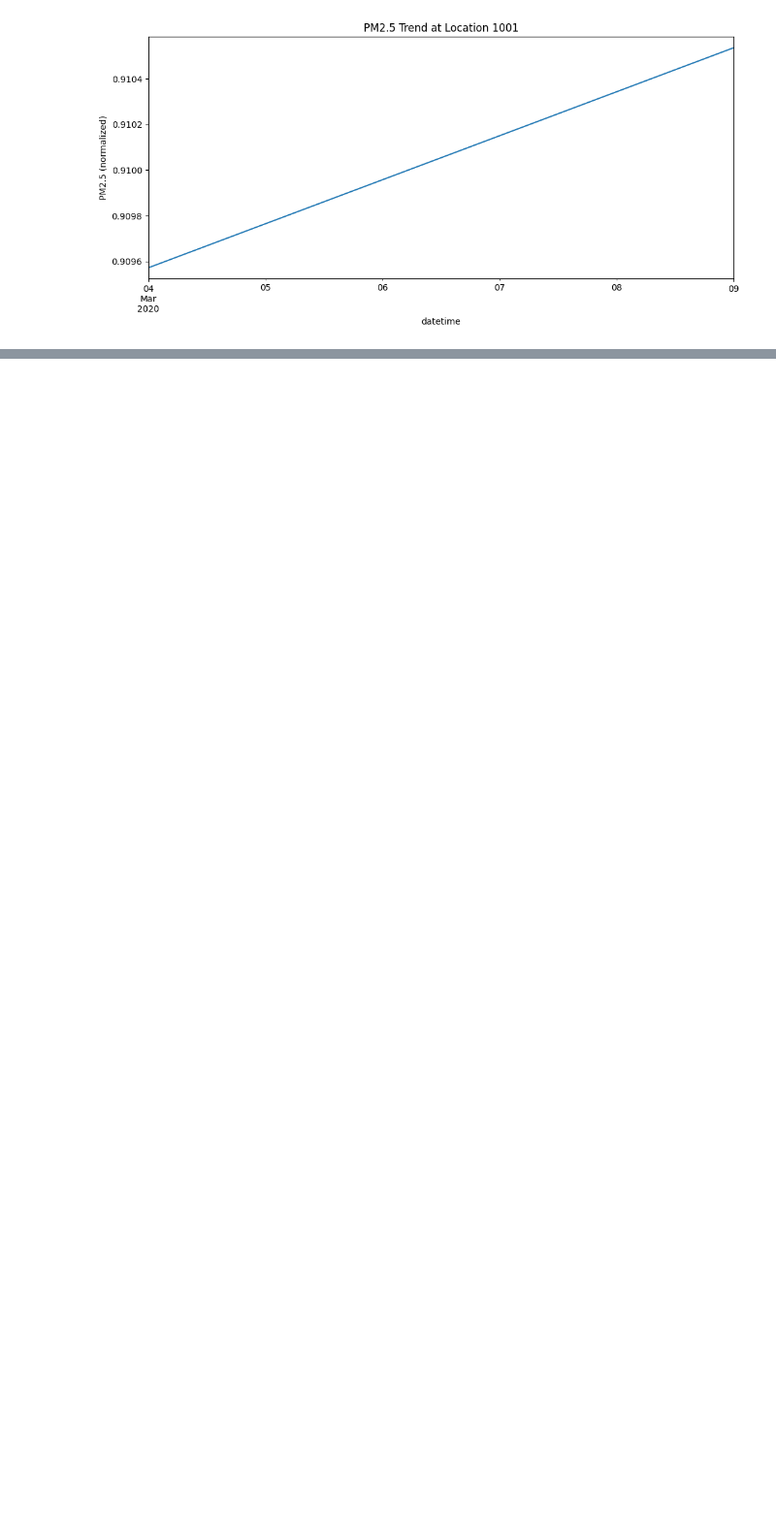
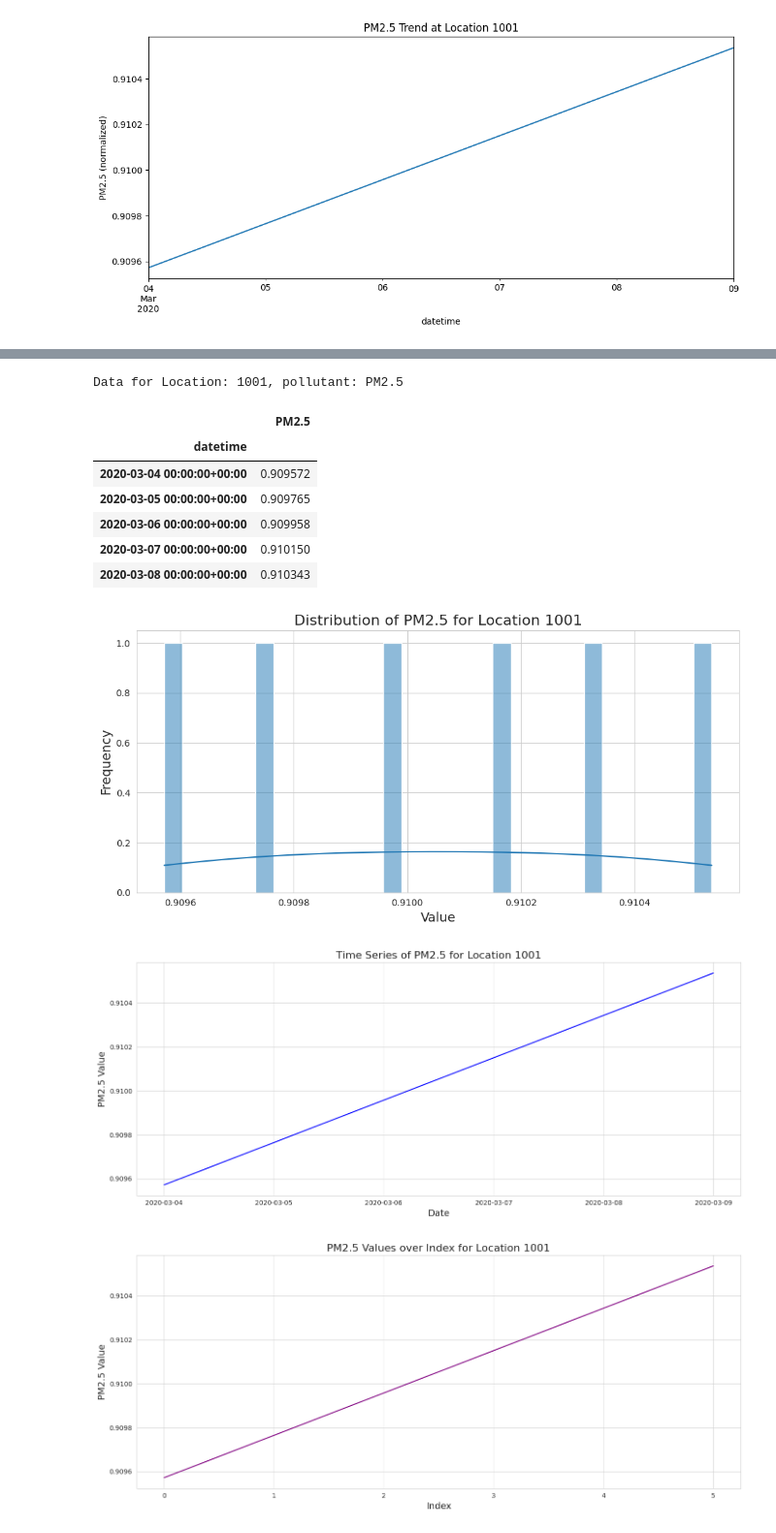
Before and after one commit to AN-06/Air-Aware, a Jupyter notebook: AirAware.ipynb, the cells around one changed output, grey strips where cells are left out. Shown at 97% size. Drawn from its saved outputs; the diff is of its cells as text; code cells hidden in the pictures; blank space fills up the shorter version.

```diff
--- a/AirAware.ipynb
+++ b/AirAware.ipynb
@@ -300,0 +310,76 @@ Series([], dtype: int64)
+# %%
+# Importing Libraries and Choose Target Pollutant + Plot Graphs
+
+import pandas as pd
+import numpy as np
+from sklearn.metrics import mean_absolute_error, mean_squared_error
+import matplotlib.pyplot as plt
+import seaborn as sns
+import warnings
+warnings.filterwarnings("ignore")
+
+
+plt.rcParams['figure.figsize'] = (14, 6)
+plt.rcParams['axes.titlesize'] = 16
+plt.rcParams['axes.labelsize'] = 14
+plt.rcParams['legend.fontsize'] = 12
+sns.set_style("whitegrid")
+
+# Reloading preprocessed dataset
+df = pd.read_csv("/content/openaq_preprocessed_daily.csv", parse_dates=["datetime"])
+
+# Choosing one pollutant to forecast, e.g.,PM2.5
+target_pollutant = "PM2.5"
+if target_pollutant not in df.columns:
+    raise ValueError(f"{target_pollutant} not found in columns: {df.columns}")
+
+
+sample_loc = df["Location"].iloc[0]
+data = df[df["Location"] == sample_loc][["datetime", target_pollutant]].dropna()
+data = data.set_index("datetime").sort_index()
+
+print(f"Data for Location: {sample_loc}, pollutant: {target_pollutant}")
+display(data.head())
+
+
+
+# Distribution
+plt.figure(figsize=(10,5))
+sns.histplot(data[target_pollutant], bins=30, kde=True)
+plt.title(f"Distribution of {target_pollutant} for Location {sample_loc}")
+plt.xlabel("Value")
+plt.ylabel("Frequency")
+plt.tight_layout()
+plt.show()
+
+# Time Series Trend
+plt.figure(figsize=(14,6))
+plt.plot(data.index, data[target_pollutant], color='blue')
+plt.title(f"Time Series of {target_pollutant} for Location {sample_loc}")
+plt.xlabel("Date")
+plt.ylabel(f"{target_pollutant} Value")
+plt.grid(True)
+plt.tight_layout()
+plt.show()
+
+# Values Line (Index vs Pollutant)
+plt.figure(figsize=(14,6))
+plt.plot(range(len(data)), data[target_pollutant], color='purple')
+plt.title(f"{target_pollutant} Values over Index for Location {sample_loc}")
+plt.xlabel("Index")
+plt.ylabel(f"{target_pollutant} Value")
+plt.grid(True)
+plt.tight_layout()
+plt.show()
+# %% [output]
+Data for Location: 1001, pollutant: PM2.5
+|  | PM2.5 |
+| datetime |  |
+| 2020-03-04 00:00:00+00:00 | 0.909572 |
+| 2020-03-05 00:00:00+00:00 | 0.909765 |
+| 2020-03-06 00:00:00+00:00 | 0.909958 |
+| 2020-03-07 00:00:00+00:00 | 0.910150 |
+| 2020-03-08 00:00:00+00:00 | 0.910343 |
+[figure, added]
+[figure, added]
+[figure, added]
```
Also changed, not shown: parts of 8 cells of this notebook.
